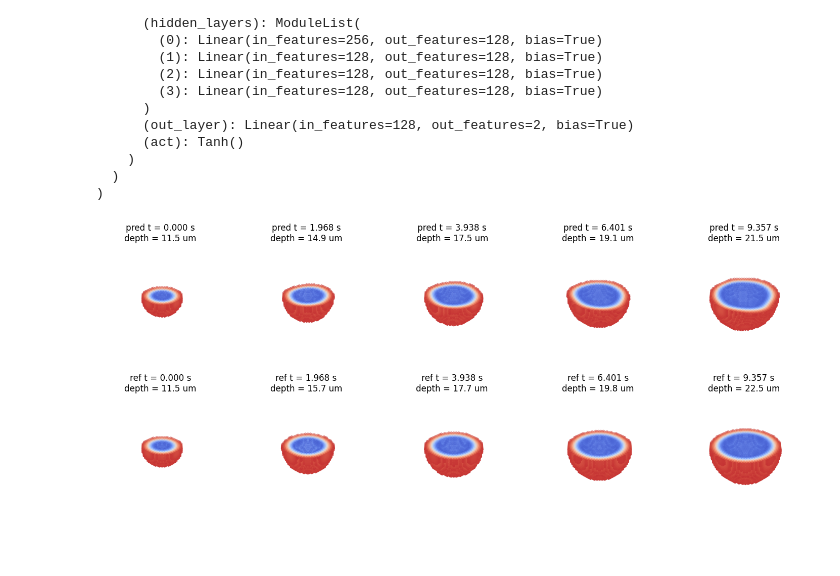
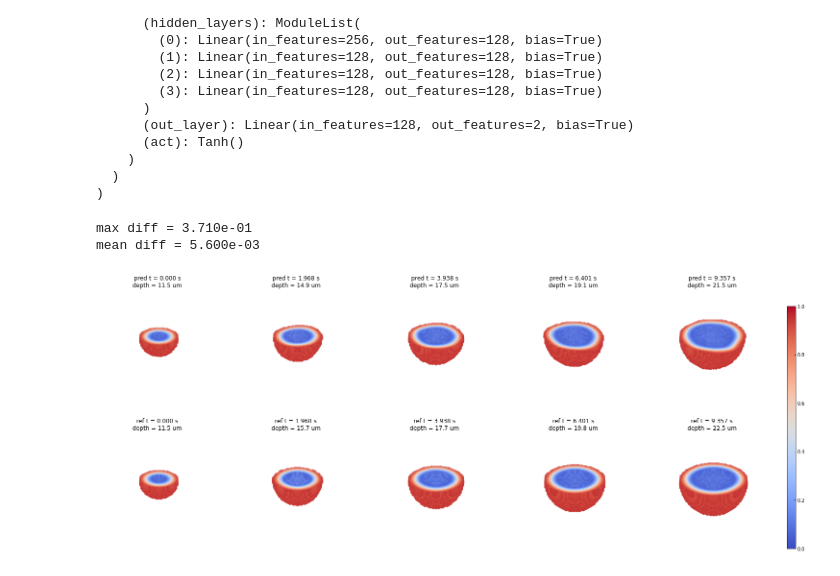
Before and after one commit to NanxiiChen/sharp-pinns, a Jupyter notebook: eval-3d-1pits.ipynb, the cells around one changed output. Drawn from its saved outputs; the diff is of its cells as text; code cells hidden in the pictures.

```diff
--- a/eval-3d-1pits.ipynb
+++ b/eval-3d-1pits.ipynb
@@ -32,7 +32,7 @@ configs = {
 rc.update(configs)
 # save_root = "./figures/"
 # %%
-model_dir = "/root/tf-logs/3d-1pits-baseline-modifiedmlp128_4-actTanh-epoch3800/model-3800.pt"
+model_dir = "/root/tf-logs/3d-1pits-baseline-modifiedmlp128_4-actTanh-epoch3800-not_asymmetrical/model-3800.pt"
 
 import torch
 import pf_pinn as pfp
@@ -83,7 +83,7 @@ fig, axes = plt.subplots(2, len(ts), figsize=(5*len(ts), 10),
                                              "aspect": "auto",
                                              "box_aspect": (1, 1, 0.5),})
 mesh_tensor = torch.from_numpy(mesh_points).float()
-
+diffs = []
 for idx, tic in enumerate(ts):
     tic_tensor = torch.ones(mesh_tensor.shape[0], 1)\
                 .view(-1, 1) * tic * 1e-1
@@ -96,31 +96,42 @@ for idx, tic in enumerate(ts):
     ax.scatter(mesh_points[idx_interface_sol, 0], mesh_points[idx_interface_sol, 1],
                 mesh_points[idx_interface_sol, 2], c=sol[idx_interface_sol, 0],
                 cmap="coolwarm", label="phi", vmin=0, vmax=1)
     avg_depth = np.mean(
         (mesh_points[idx_interface_sol, 0]**2 \
         + mesh_points[idx_interface_sol, 1]**2 \
         + mesh_points[idx_interface_sol, 2]**2) ** 0.5
     )
     ax.set_title(f"pred t = {tic:.3f} s\ndepth = {avg_depth*100:.1f} um\n")
     ax.set_axis_off()
     ax.view_init(elev=30, azim=45)
     ax.set(xlim=(-0.3, 0.3), ylim=(-0.3, 0.3), zlim=(0.3, 0.))
 
     ax = axes[1, idx]
     truth = np.load("./data/3d/sol-" + f"{tic:.3f}" + ".npy")[filter_]
     diff = np.abs(sol[:, 0] - truth[:, 0])
+    diffs.append(diff)
     idx_interface_truth = np.where((truth[:, 0] > 0.05) & (truth[:, 0] < 0.95))[0]
     ax.scatter(mesh_points[idx_interface_truth, 0], mesh_points[idx_interface_truth, 1],
                     mesh_points[idx_interface_truth, 2], c=truth[idx_interface_truth, 0],
                     cmap="coolwarm", label="phi", vmin=0, vmax=1)
     avg_depth = np.mean(
         (mesh_points[idx_interface_truth, 0]**2 \
         + mesh_points[idx_interface_truth, 1]**2 \
         + mesh_points[idx_interface_truth, 2]**2) ** 0.5
     )
     ax.set_title(f"ref t = {tic:.3f} s\ndepth = {avg_depth*100:.1f} um\n")
     ax.set_axis_off()
     ax.view_init(elev=30, azim=45)
     ax.set(xlim=(-0.3, 0.3), ylim=(-0.3, 0.3), zlim=(0.3, 0.))
+
+# add colorbar
+cbar_ax = fig.add_axes([0.92, 0.15, 0.01, 0.7])
+cbar = fig.colorbar(axes[0, 0].collections[0], cax=cbar_ax)
+
+diffs = np.array(diffs)
+print(f"max diff = {np.max(diffs):.3e}")
+print(f"mean diff = {np.mean(diffs):.3e}")
 # %% [output]
+max diff = 3.710e-01
+mean diff = 5.600e-03
-[figure, old version]
+[figure, new version]
```
Also changed, not shown: 4 other files.
